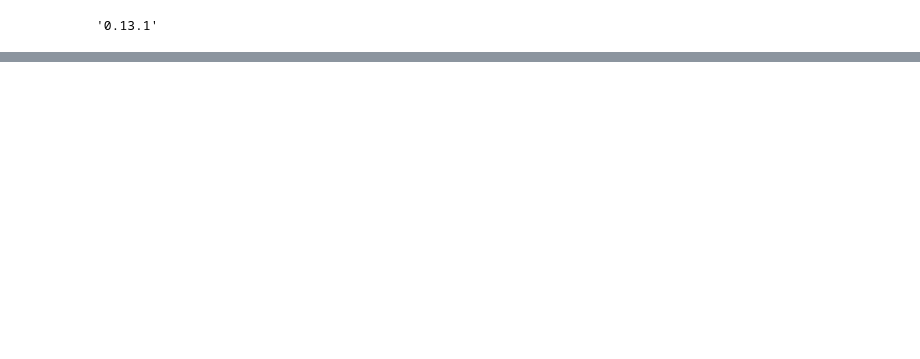
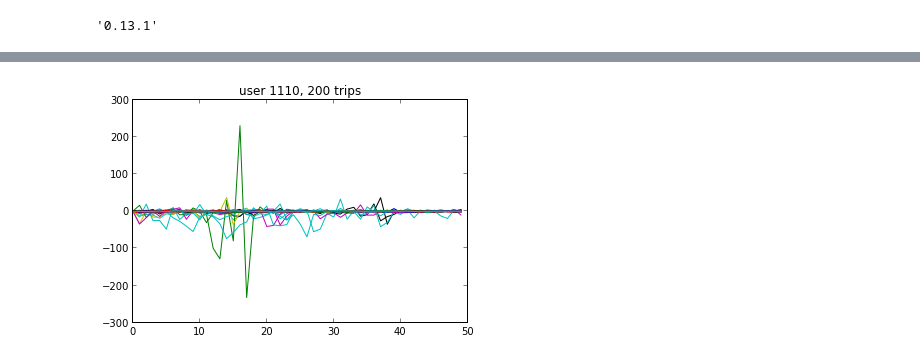
Before and after one commit to freinque/axa_dataset, a Jupyter notebook: prel_feat_01.ipynb, the cells around one changed output, grey strips where cells are left out. Saved outputs shown, nothing was run; the diff lists cells and outputs as text; code cells hidden in the pictures; blank space fills up the shorter version.

```diff
--- a/prel_feat_01.ipynb
+++ b/prel_feat_01.ipynb
@@ -144,6 +144,7 @@ for t in np.arange(n_trips_u)+1: #trips.ix[user_n,:,:].index.levels[0]: #set(tri
 # %%
 #FC calculates the norm of the acceleration vector and its perp and norm components based on three consecutive points
-def norm_acce(p_0,p_1,p_2):
+#FC3 now signed components
+def acce(p_0,p_1,p_2):
     p_12 = p_2 - p_1
     p_01 = p_1 - p_0
 
@@ -153,15 +154,15 @@ def norm_acce(p_0,p_1,p_2):
     if norm_p_01_2 != 0:
         norm_p_01 = math.sqrt( norm_p_01_2 )
         dot = np.dot(p_01,p_12)
-        norm_perp = np.linalg.norm( p_12 - (1/float(norm_p_01_2))*dot*p_01 )
+        sign = np.sign( p_01[0]*p_12[1] - p_12[0]*p_01[1] )
+        perp = sign*np.linalg.norm( p_12 - (1/float(norm_p_01_2))*dot*p_01 )
 
+        tang = ( (1/float(norm_p_01_2))*dot - 1 )*norm_p_01
+    else:
+        tang = norm
+        perp = 0
 
-        norm_tang = abs( (1/float(norm_p_01_2))*dot - 1 )*norm_p_01
-    else:
-        norm_tang = norm
-        norm_perp = 0
-
-    return (norm, norm_perp, norm_tang)
+    return (norm, perp, tang)
 # %%
 #FC applies norm_acce on a dataframe with two columns
 def df_acce(df):
@@ -169,7 +170,7 @@ def df_acce(df):
 
     c = [ np.array([0,0,0]) ]
     for i in xrange(1,len(df)-1,1):
-        c.append( np.array(norm_acce(p[i-1], p[i], p[i+1]))*( not ( np.all(p[i]==0) or np.all(p[i+1]==0) ) ) )
+        c.append( np.array(acce(p[i-1], p[i], p[i+1]))*( not ( np.all(p[i]==0) or np.all(p[i+1]==0) ) ) )
 
     c.append( np.array([0,0,0]) )
     return pd.DataFrame(c).reindex(df.index)
@@ -180,11 +194,13 @@ trips[10000:10010]
 # %%
 #FC plots some of the above acce components
 trips_u = trips[ trips['user']==user_n ]
 for t in np.arange(n_trips_u)+1: #trips.ix[user_n,:,:].index.levels[0]: #set(trips_u['trip']): #xrange(1,10,1):
     trips_u_t = trips_u[ trips_u['trip']==t ]
 
-    plt.plot( np.arange(len(trips_u_t))[:50], trips_u_t['acce'][:50], linestyle='-') #, marker='*' )
+    plt.plot( np.arange(len(trips_u_t))[:50], trips_u_t['acce_tang'][:50], linestyle='-') #, marker='*' )
     plt.title('user %d, %d trips'%(user_n, n_trips_u) )
+# %% [output]
+[figure, added]
 # %%
 #FC calculates the speed based on two consecutive points
 def speed(p_0,p_1):
```
Also changed, not shown: parts of 31 cells of this notebook.
